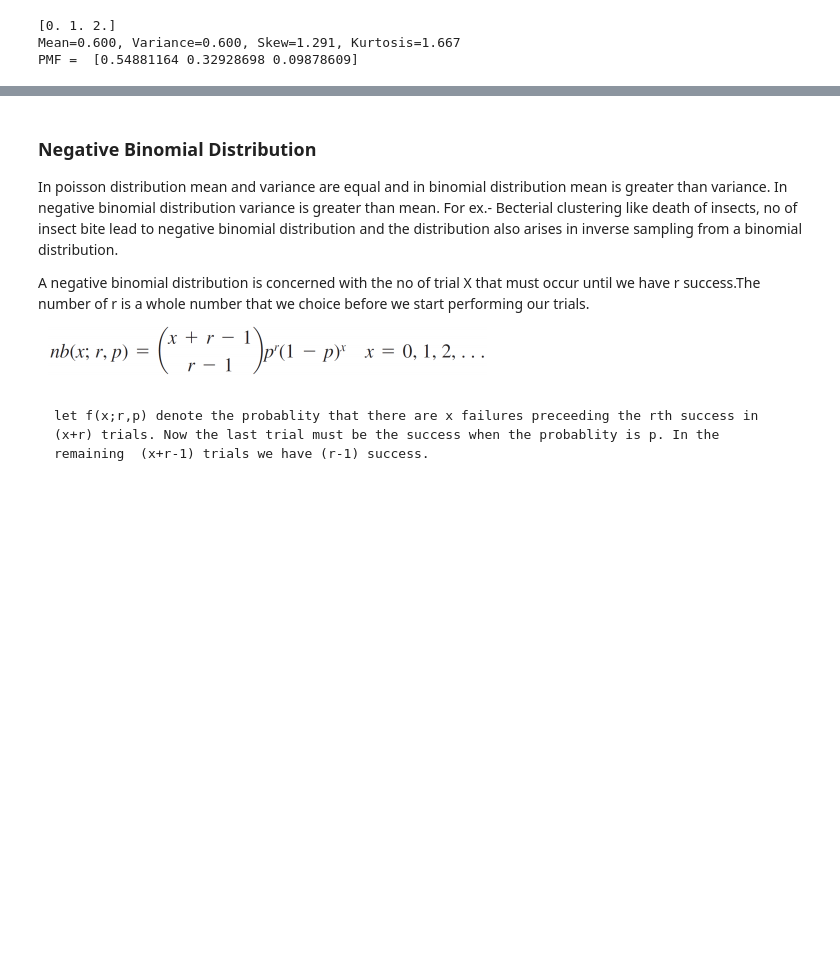
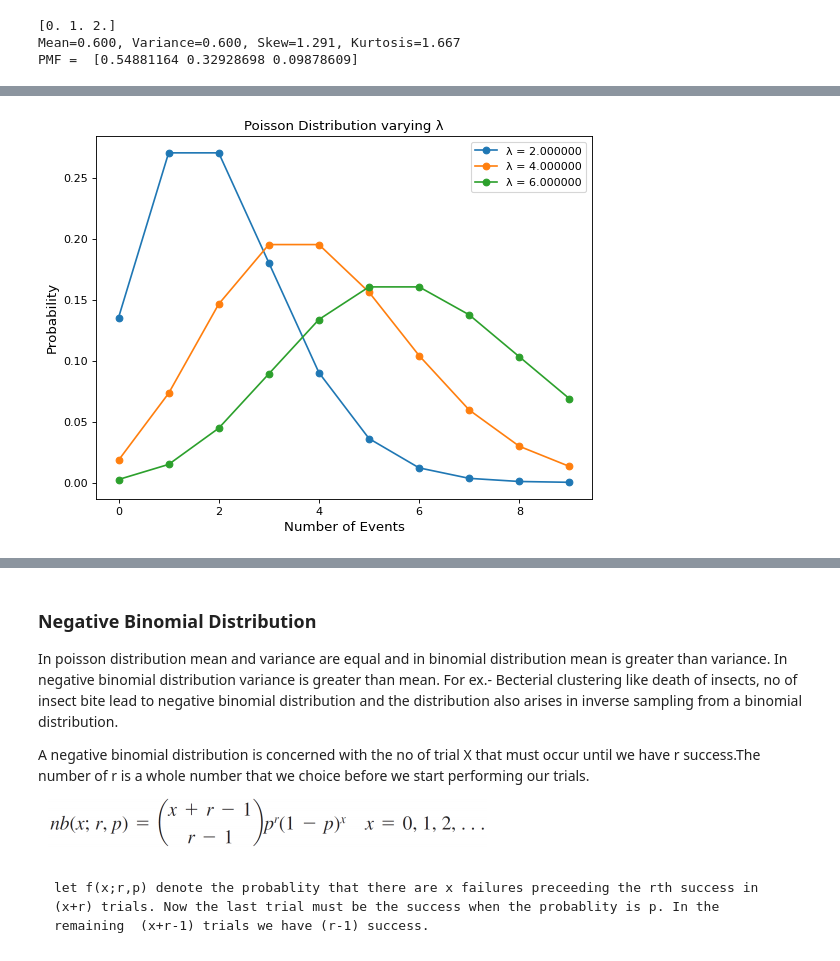
Before and after one commit to himanshu-1205/Statistics, a Jupyter notebook: Statistics/Random Variable and distribution function..ipynb, the cells around one changed output, grey strips where cells are left out. Drawn from its saved outputs; the diff is of its cells as text; code cells hidden in the pictures; blank space fills up the shorter version.

```diff
--- a/Statistics/Random Variable and distribution function..ipynb
+++ b/Statistics/Random Variable and distribution function..ipynb
@@ -340,0 +341,15 @@ plt.show()
+# %%
+from matplotlib.pyplot import figure
+figure(num=None, figsize=(8, 6), dpi=80, facecolor='w', edgecolor='k')
+# n = number of events, lambd = expected number of events
+# which can take place in a period
+for lambd in range(2, 8, 2):
+    n = np.arange(0, 10)
+    poisson = stats.poisson.pmf(n, lambd)
+    plt.plot(n, poisson, '-o', label="λ = {:f}".format(lambd))
+    plt.xlabel('Number of Events', fontsize=12)
+    plt.ylabel('Probability', fontsize=12)
+    plt.title("Poisson Distribution varying λ")
+    plt.legend()
+# %% [output]
+[figure, added]
```
Also changed, not shown: parts of 16 cells of this notebook, 3 other files.
